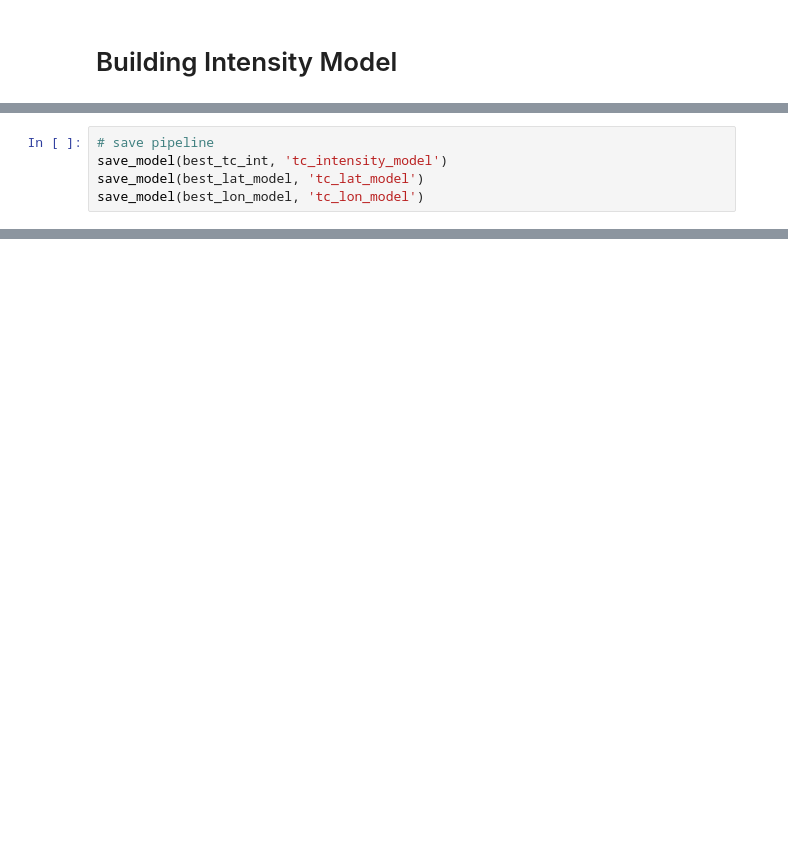
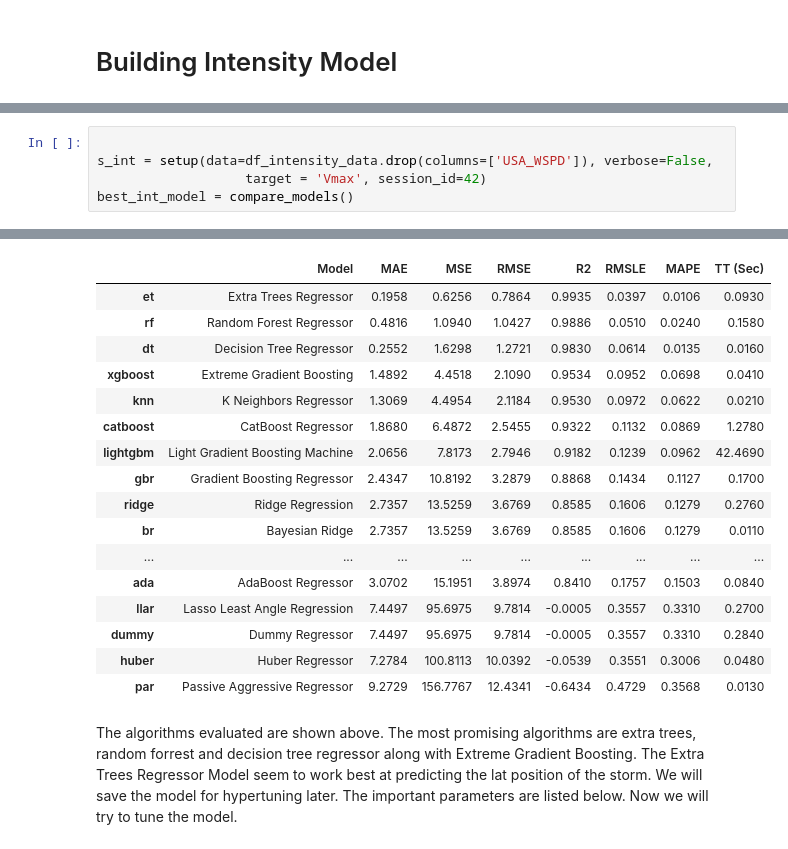
Before and after one commit to UW-MLGEO/MLGEO2024_TC_Tracks_Intensity, a Jupyter notebook: notebooks/AutoML_Hyperparamter_Tuning.ipynb, the cells around one changed output, grey strips where cells are left out. Drawn from its saved outputs; the diff is of its cells as text; blank space fills up the shorter version.

```diff
--- a/notebooks/AutoML_Hyperparamter_Tuning.ipynb
+++ b/notebooks/AutoML_Hyperparamter_Tuning.ipynb
@@ -341,5 +449,6 @@ plot_model(best_tc_int, plot = 'feature')
-# %%
-# save pipeline
-save_model(best_tc_int, 'tc_intensity_model')
-save_model(best_lat_model, 'tc_lat_model')
-save_model(best_lon_model, 'tc_lon_model')
+# %%
+
+s_int = setup(data=df_intensity_data.drop(columns=['USA_WSPD']), verbose=False,
+                   target = 'Vmax', session_id=42)
+best_int_model = compare_models()
+# %% [output]
@@ -345,0 +456,19 @@ save_model(best_lon_model, 'tc_lon_model')
+|  | Model | MAE | MSE | RMSE | R2 | RMSLE | MAPE | TT (Sec) |
+| et | Extra Trees Regressor | 0.1958 | 0.6256 | 0.7864 | 0.9935 | 0.0397 | 0.0106 | 0.0930 |
+| rf | Random Forest Regressor | 0.4816 | 1.0940 | 1.0427 | 0.9886 | 0.0510 | 0.0240 | 0.1580 |
+| dt | Decision Tree Regressor | 0.2552 | 1.6298 | 1.2721 | 0.9830 | 0.0614 | 0.0135 | 0.0160 |
+| xgboost | Extreme Gradient Boosting | 1.4892 | 4.4518 | 2.1090 | 0.9534 | 0.0952 | 0.0698 | 0.0410 |
+| knn | K Neighbors Regressor | 1.3069 | 4.4954 | 2.1184 | 0.9530 | 0.0972 | 0.0622 | 0.0210 |
+| catboost | CatBoost Regressor | 1.8680 | 6.4872 | 2.5455 | 0.9322 | 0.1132 | 0.0869 | 1.2780 |
+| lightgbm | Light Gradient Boosting Machine | 2.0656 | 7.8173 | 2.7946 | 0.9182 | 0.1239 | 0.0962 | 42.4690 |
+| gbr | Gradient Boosting Regressor | 2.4347 | 10.8192 | 3.2879 | 0.8868 | 0.1434 | 0.1127 | 0.1700 |
+| ridge | Ridge Regression | 2.7357 | 13.5259 | 3.6769 | 0.8585 | 0.1606 | 0.1279 | 0.2760 |
+| br | Bayesian Ridge | 2.7357 | 13.5259 | 3.6769 | 0.8585 | 0.1606 | 0.1279 | 0.0110 |
+| ... | ... | ... | ... | ... | ... | ... | ... | ... |
+| ada | AdaBoost Regressor | 3.0702 | 15.1951 | 3.8974 | 0.8410 | 0.1757 | 0.1503 | 0.0840 |
+| llar | Lasso Least Angle Regression | 7.4497 | 95.6975 | 9.7814 | -0.0005 | 0.3557 | 0.3310 | 0.2700 |
+| dummy | Dummy Regressor | 7.4497 | 95.6975 | 9.7814 | -0.0005 | 0.3557 | 0.3310 | 0.2840 |
+| huber | Huber Regressor | 7.2784 | 100.8113 | 10.0392 | -0.0539 | 0.3551 | 0.3006 | 0.0480 |
+| par | Passive Aggressive Regressor | 9.2729 | 156.7767 | 12.4341 | -0.6434 | 0.4729 | 0.3568 | 0.0130 |
+# %% [markdown]
+The algorithms evaluated are shown above. The most promising algorithms are extra trees, random forrest and decision tree regressor along with Extreme Gradient Boosting. The Extra Trees Regressor Model seem to work best at predicting the lat position of the storm. We will save the model for hypertuning later. The important parameters are listed below. Now we will try to tune the model.
```
Also changed, not shown: parts of 33 cells of this notebook, 2 other files.
